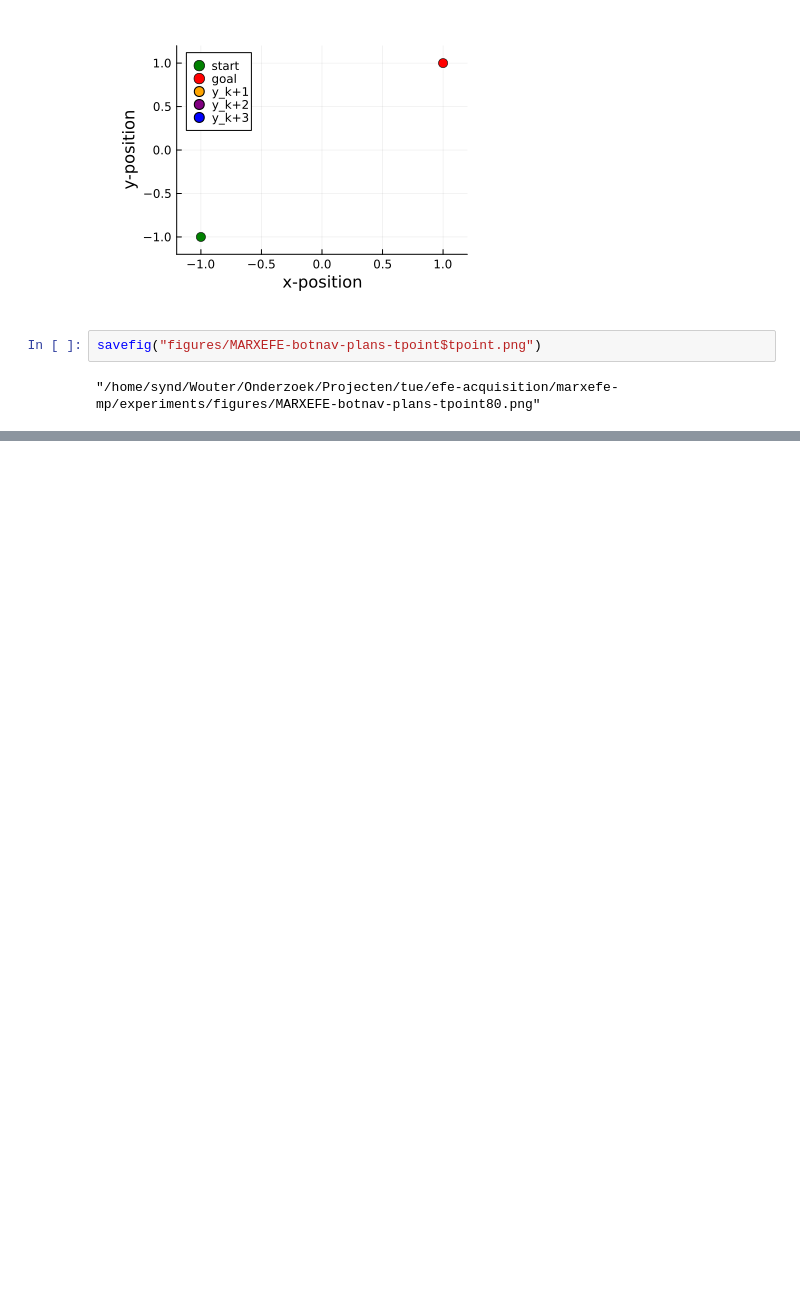
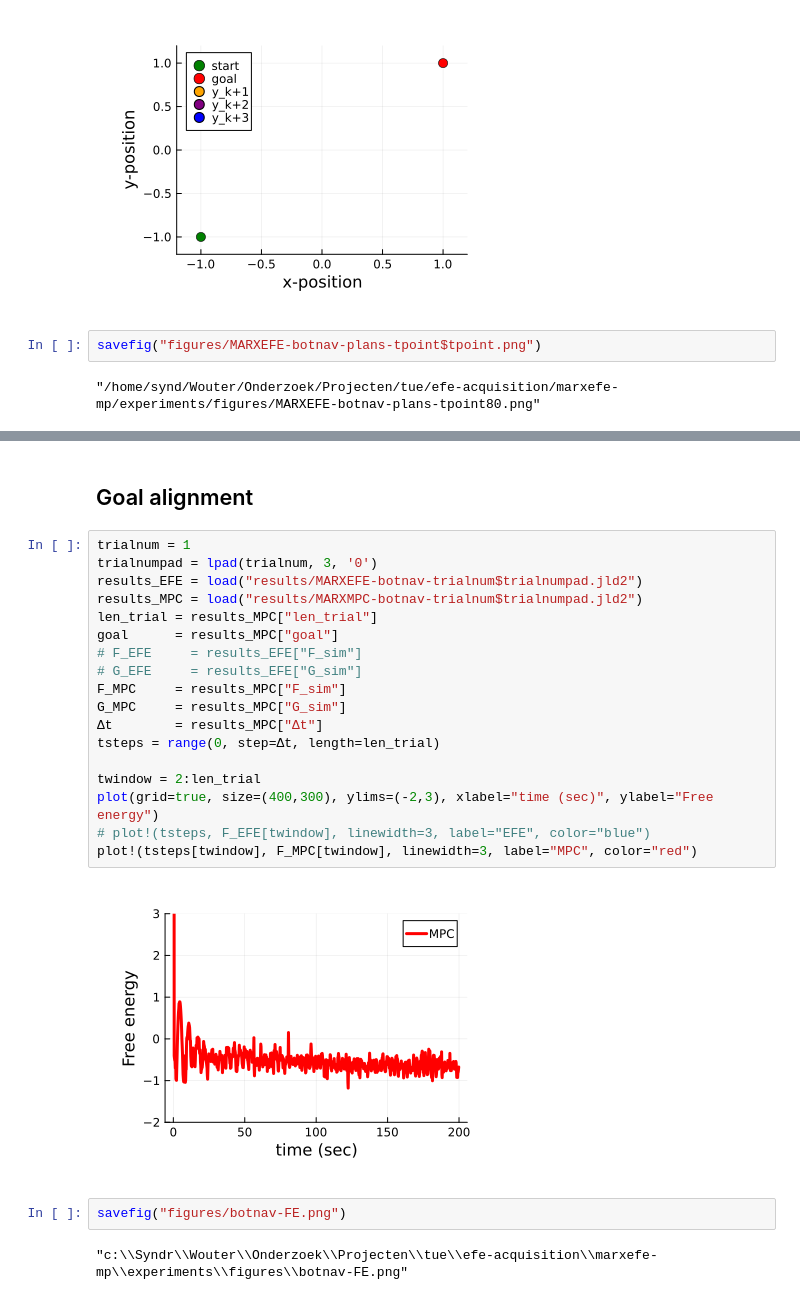
Before and after one commit to biaslab/marxefe-mp, a Jupyter notebook: experiments/visualize-botnav.ipynb, the cells around one changed output, grey strips where cells are left out. Drawn from its saved outputs; the diff is of its cells as text; blank space fills up the shorter version.

```diff
--- a/experiments/visualize-botnav.ipynb
+++ b/experiments/visualize-botnav.ipynb
@@ -48,0 +91,26 @@ savefig("figures/MARXEFE-botnav-plans-tpoint$tpoint.png")
+# %% [markdown]
+## Goal alignment
+# %%
+trialnum = 1
+trialnumpad = lpad(trialnum, 3, '0')
+results_EFE = load("results/MARXEFE-botnav-trialnum$trialnumpad.jld2")
+results_MPC = load("results/MARXMPC-botnav-trialnum$trialnumpad.jld2")
+len_trial = results_MPC["len_trial"]
+goal      = results_MPC["goal"]
+# F_EFE     = results_EFE["F_sim"]
+# G_EFE     = results_EFE["G_sim"]
+F_MPC     = results_MPC["F_sim"]
+G_MPC     = results_MPC["G_sim"]
+Δt        = results_MPC["Δt"]
+tsteps = range(0, step=Δt, length=len_trial)
+
+twindow = 2:len_trial
+plot(grid=true, size=(400,300), ylims=(-2,3), xlabel="time (sec)", ylabel="Free energy")
+# plot!(tsteps, F_EFE[twindow], linewidth=3, label="EFE", color="blue")
+plot!(tsteps[twindow], F_MPC[twindow], linewidth=3, label="MPC", color="red")
+# %% [output]
+[figure, added]
+# %%
+savefig("figures/botnav-FE.png")
+# %% [output]
+"c:\\Syndr\\Wouter\\Onderzoek\\Projecten\\tue\\efe-acquisition\\marxefe-mp\\experiments\\figures\\botnav-FE.png"
```
Also changed, not shown: parts of 9 cells of this notebook, 38 other files.
